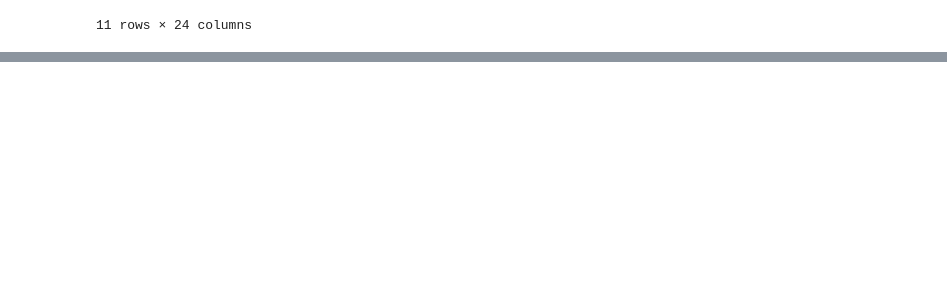
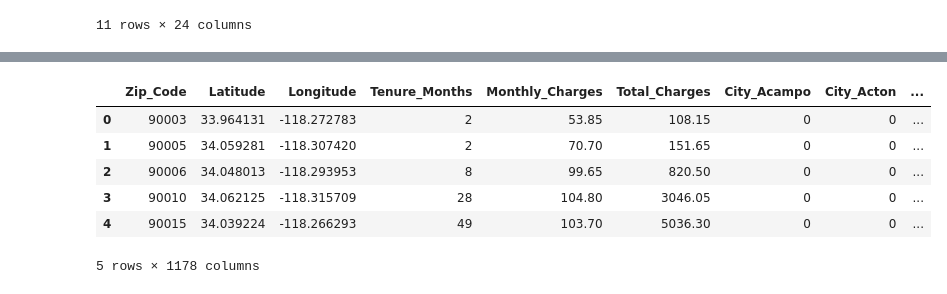
Before and after one commit to shitijnigam/kaggle-repo, a Jupyter notebook: ml-recap-xgboost.ipynb, the cells around one changed output, grey strips where cells are left out. Saved outputs shown, nothing was run; the diff lists cells and outputs as text; code cells hidden in the pictures; blank space fills up the shorter version.

Commit message:
Kaggle Notebook | ML Recap - XGBoost | Version 3

```diff
--- a/ml-recap-xgboost.ipynb
+++ b/ml-recap-xgboost.ipynb
@@ -216,3 +216,7 @@ df.loc[df['Tenure_Months'] == 0]
 | 6772 | Bell | 90201 | 33.970343 | -118.171368 | Female | No | Yes | Yes | 0 | ... |
 | 6840 | Wilmington | 90744 | 33.782068 | -118.262263 | Male | No | No | Yes | 0 | ... |
 11 rows × 24 columns
+# %%
+# convert total charges to float
+df['Total_Charges'] = pd.to_numeric(df['Total_Charges'])
+df.dtypes
@@ -218,0 +241,7 @@ df.loc[df['Tenure_Months'] == 0]
+# %%
+# replace entire blankspaces with underscore (hopefully this shouldn't apply to ints)
+# xgboost doesn't care but this is useful for tree prints
+df.replace(' ', '_', regex = True, inplace = True)
+print(df.head())
+print(df.describe())
+print(df.dtypes)
@@ -218,0 +266,8 @@ df.loc[df['Tenure_Months'] == 0]
+# %%
+# split into X, Y :)
+# we want to predict churn value, 1 for left and 0 for those who didn't
+X = df.drop('Churn_Value', axis = 1).copy()
+print(X.head())
+
+y = df['Churn_Value'].copy()
+print(y.head())
@@ -218,0 +304,23 @@ df.loc[df['Tenure_Months'] == 0]
+# %%
+X_columns = X.columns.values
+X_columns_encoded = ['City', 'Gender',
+       'Senior_Citizen', 'Partner', 'Dependents',
+       'Phone_Service', 'Multiple_Lines', 'Internet_Service',
+       'Online_Security', 'Online_Backup', 'Device_Protection',
+       'Tech_Support', 'Streaming_TV', 'Streaming_Movies', 'Contract',
+       'Paperless_Billing', 'Payment_Method']
+# %%
+X_encoded = pd.get_dummies(
+    X,
+    columns = X_columns_encoded,
+    dtype = 'int64'
+)
+X_encoded.head()
+# %% [output]
+|  | Zip_Code | Latitude | Longitude | Tenure_Months | Monthly_Charges | Total_Charges | City_Acampo | City_Acton | ... |
+| 0 | 90003 | 33.964131 | -118.272783 | 2 | 53.85 | 108.15 | 0 | 0 | ... |
+| 1 | 90005 | 34.059281 | -118.307420 | 2 | 70.70 | 151.65 | 0 | 0 | ... |
+| 2 | 90006 | 34.048013 | -118.293953 | 8 | 99.65 | 820.50 | 0 | 0 | ... |
+| 3 | 90010 | 34.062125 | -118.315709 | 28 | 104.80 | 3046.05 | 0 | 0 | ... |
+| 4 | 90015 | 34.039224 | -118.266293 | 49 | 103.70 | 5036.30 | 0 | 0 | ... |
+5 rows × 1178 columns
```
Also changed, not shown: parts of 8 cells of this notebook.
